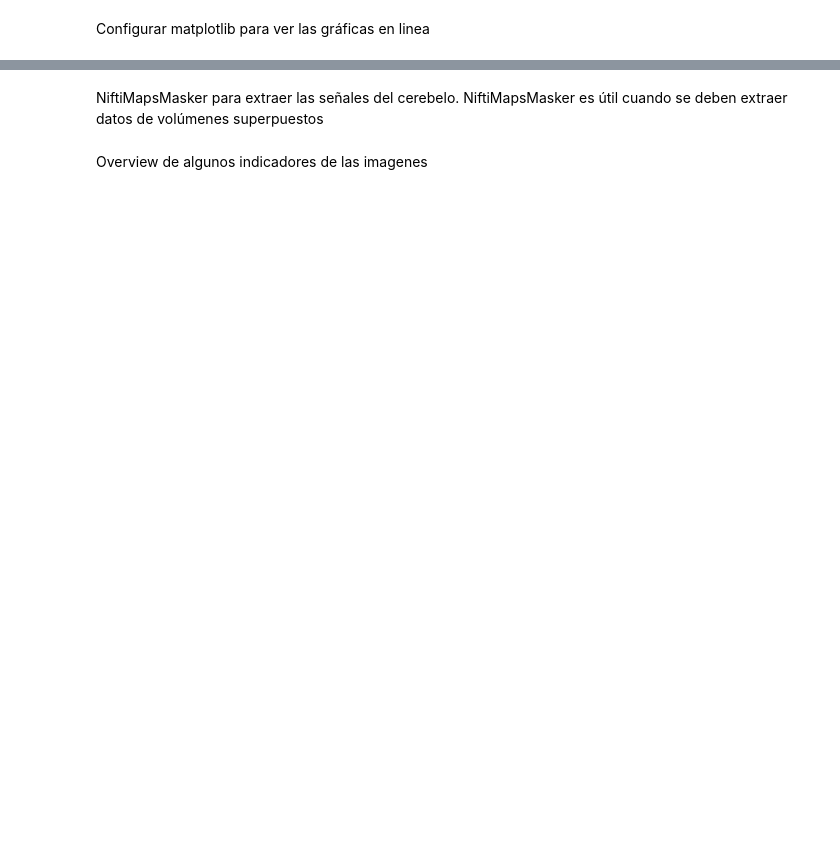
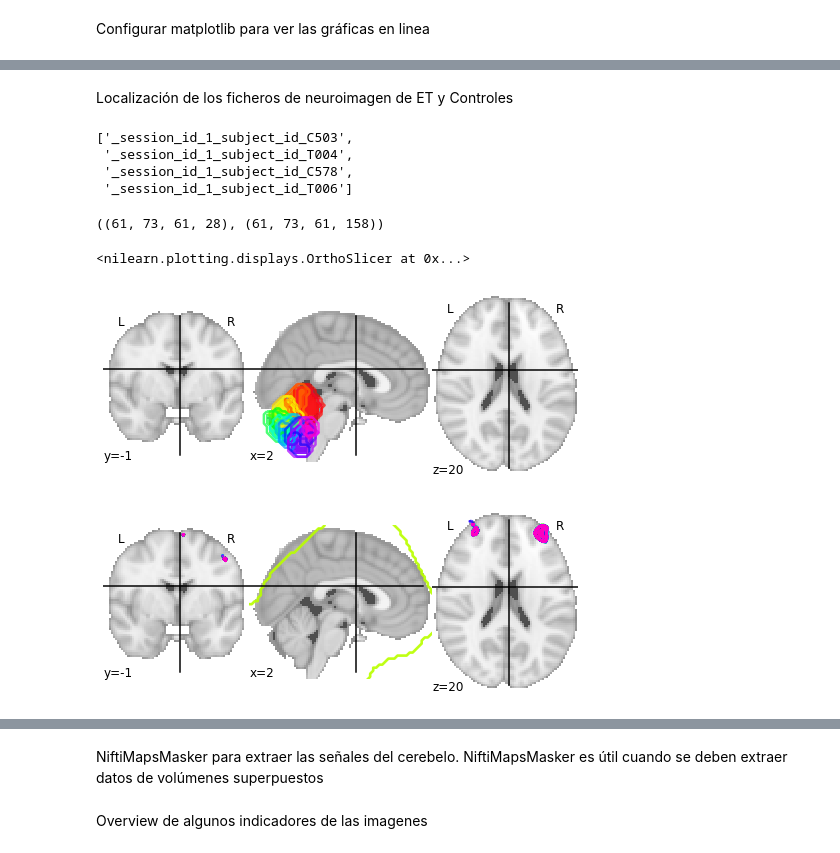
Before and after one commit to spolex/pyrestfmri, a Jupyter notebook: notebooks/cerebellum_atlas.ipynb, the cells around one changed output, grey strips where cells are left out. Cells and saved outputs as stored; diff of their text form; code cells hidden in the pictures; blank space fills up the shorter version.

```diff
--- a/notebooks/cerebellum_atlas.ipynb
+++ b/notebooks/cerebellum_atlas.ipynb
@@ -35,0 +17,16 @@ func_filenames = "/home/elekin/datos-niix/preproc/_session_id_1_subject_id_T004/
+# %% [markdown]
+Localización de los ficheros de neuroimagen de ET y Controles
+# %%
+data_path = '/home/elekin/datos-niix/preproc/'
+files = os.listdir(data_path)
+node = 'remove_noise'
+file_name = 'detrend_regfilt.nii.gz'
+
+fmri_files_path = list(map(lambda x: os.path.join(data_path,x,node,file_name),files))
+# %%
+files
+# %% [output]
+['_session_id_1_subject_id_C503',
+ '_session_id_1_subject_id_T004',
+ '_session_id_1_subject_id_C578',
+ '_session_id_1_subject_id_T006']
@@ -35,0 +37,13 @@ func_filenames = "/home/elekin/datos-niix/preproc/_session_id_1_subject_id_T004/
+# %%
+import nibabel as nb
+fmri_img = nb.load(fmri_files_path[0])
+resampled_fmri_img.shape,fmri_img.shape
+# %% [output]
+((61, 73, 61, 28), (61, 73, 61, 158))
+# %%
+plotting.plot_prob_atlas(resampled_fmri_img, view_type='filled_contours')
+plotting.plot_prob_atlas(fmri_img, view_type='filled_contours')
+# %% [output]
+<nilearn.plotting.displays.OrthoSlicer at 0x...>
+[figure, added]
+[figure, added]
```
Also changed, not shown: parts of 30 cells of this notebook, 13 other files.
